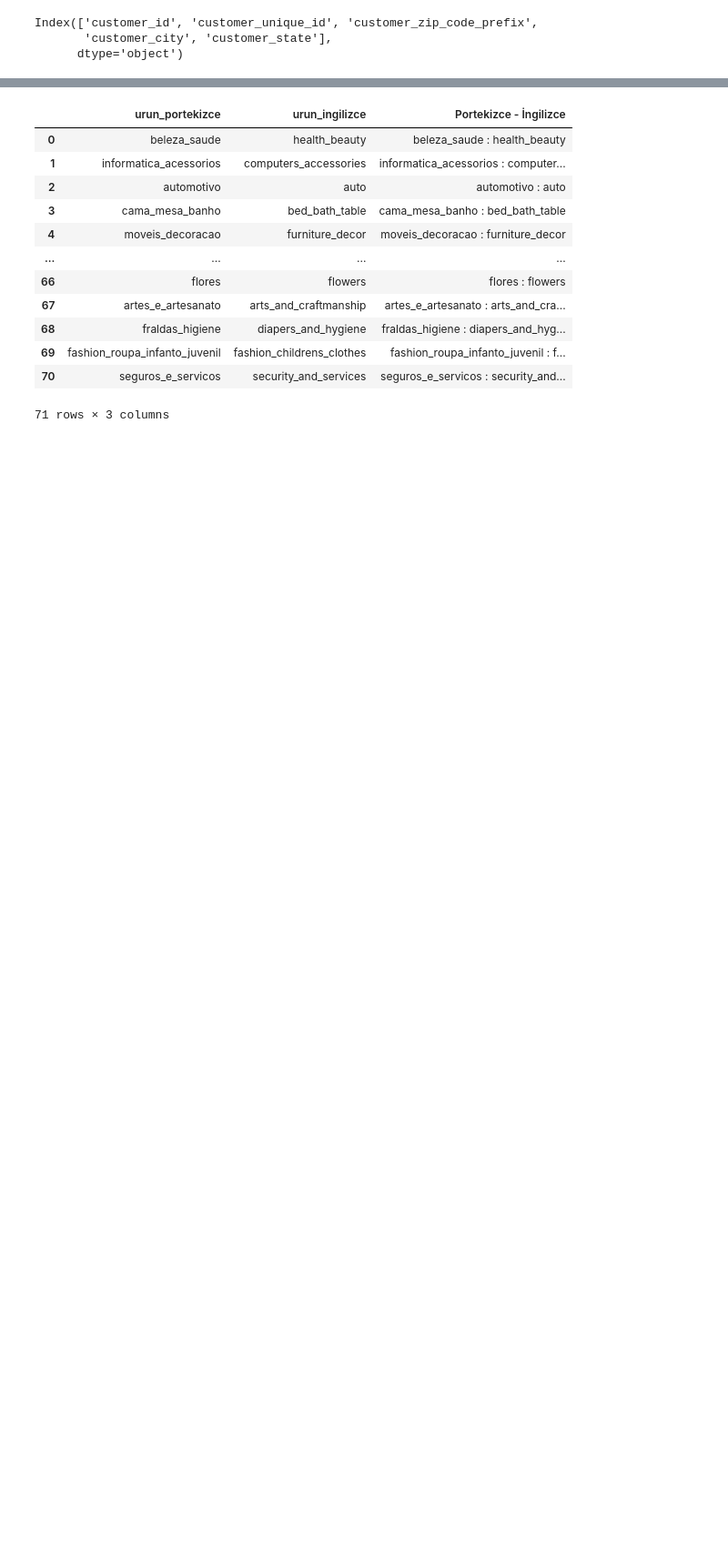
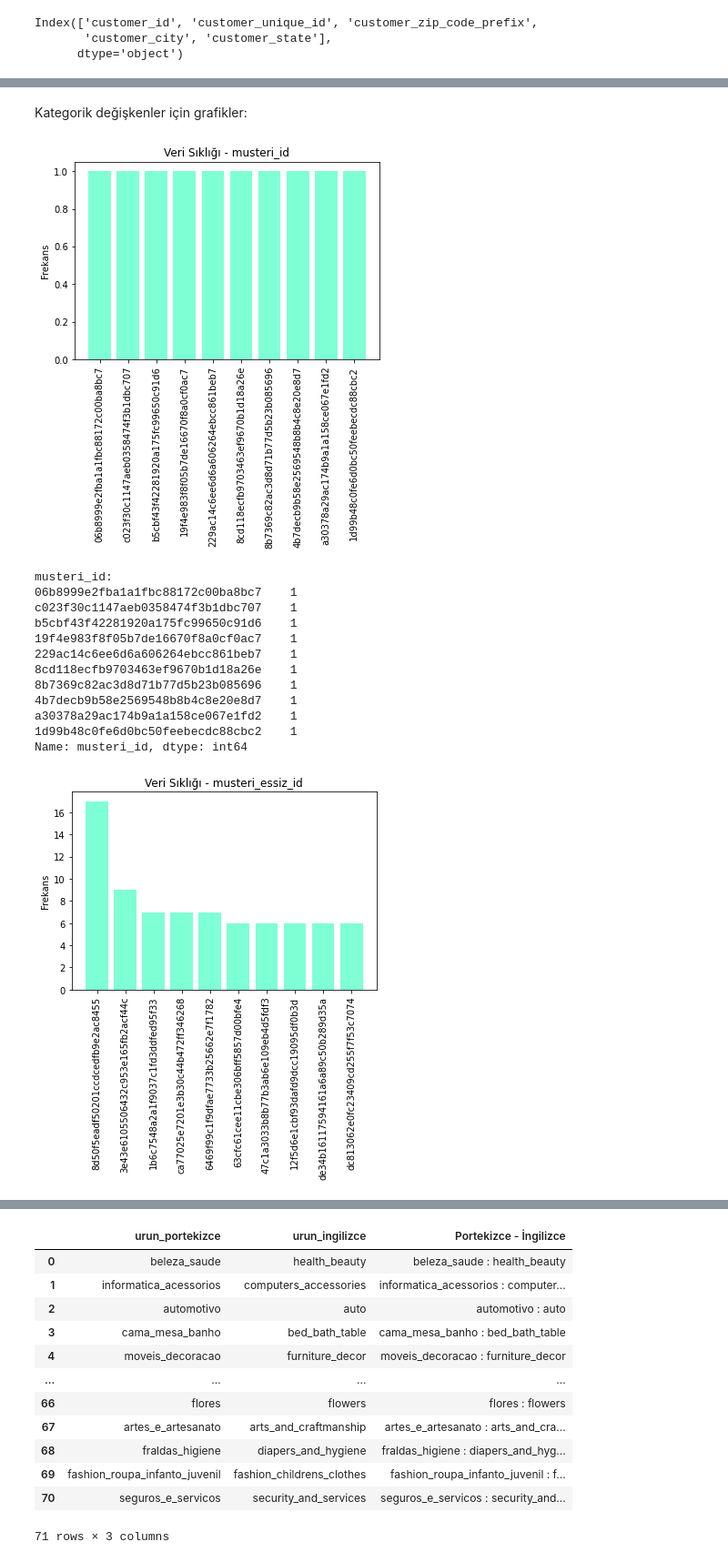
Before and after one commit to sudeokumus/womenintech_python_bitirme_projesi, a Jupyter notebook: ayrintilar.ipynb, the cells around one changed output, grey strips where cells are left out. Shown at 91% size. Saved outputs shown, nothing was run; the diff lists cells and outputs as text; code cells hidden in the pictures; blank space fills up the shorter version.

```diff
--- a/ayrintilar.ipynb
+++ b/ayrintilar.ipynb
@@ -256,0 +172,9 @@ Index(['customer_id', 'customer_unique_id', 'customer_zip_code_prefix',
+# %%
+customer_data.rename(columns = {'customer_id':                  'musteri_id',
+                                'customer_unique_id':           'musteri_essiz_id',
+                                'customer_zip_code_prefix':     'musteri_posta_kodu',
+                                'customer_city':                'musteri_sehir',
+                                'customer_state':               'musteri_eyalet'
+                                }, inplace = True)
+
+customer_data
@@ -265,0 +263,4 @@ customer_data.head()
+# %%
+customer_data["musteri_adres"] = customer_data.musteri_sehir + " - " + customer_data.musteri_eyalet
+
+customer_data
@@ -265,0 +281,42 @@ customer_data.head()
+# %% [markdown]
+Kategorik değişkenler için grafikler:
+# %%
+def plotBar(degisken, n = 10):   #En çok görülen 10 değer
+
+  """
+  Girdi: Değişken/sütun ismi
+  n = Gösterilecek eşsiz, en sık rastlanan değer sayısı
+  Çıktı: Çubuk grafiği
+  """
+
+  veri = customer_data[degisken]
+  veri_sayma = veri.value_counts()
+  veri_sayma = veri_sayma[:n] #İlk n tanesini almak için
+  plt.figure()
+  plt.bar(veri_sayma.index, veri_sayma, color = "aquamarine")
+  plt.xticks(veri_sayma.index, veri_sayma.index.values)
+  plt.xticks(rotation = 90)
+  plt.ylabel("Frekans")
+  plt.title(f"Veri Sıklığı - {degisken}")
+  plt.show()
+  print(f"{degisken}:\n{veri_sayma}")
+# %%
+kategorik_degiskenler = ["musteri_id", "musteri_essiz_id", "musteri_sehir", "musteri_eyalet"]
+
+for kategorik_degisken in kategorik_degiskenler:
+  plotBar(kategorik_degisken)
+# %% [output]
+[figure, added]
+musteri_id:
+06b8999e2fba1a1fbc88172c00ba8bc7    1
+c023f30c1147aeb0358474f3b1dbc707    1
+b5cbf43f42281920a175fc99650c91d6    1
+19f4e983f8f05b7de16670f8a0cf0ac7    1
+229ac14c6ee6d6a606264ebcc861beb7    1
+8cd118ecfb9703463ef9670b1d18a26e    1
+8b7369c82ac3d8d71b77d5b23b085696    1
+4b7decb9b58e2569548b8b4c8e20e8d7    1
+a30378a29ac174b9a1a158ce067e1fd2    1
+1d99b48c0fe6d0bc50feebecdc88cbc2    1
+Name: musteri_id, dtype: int64
+[figure, added]
```
Also changed, not shown: parts of 46 cells of this notebook, 10 other files.
